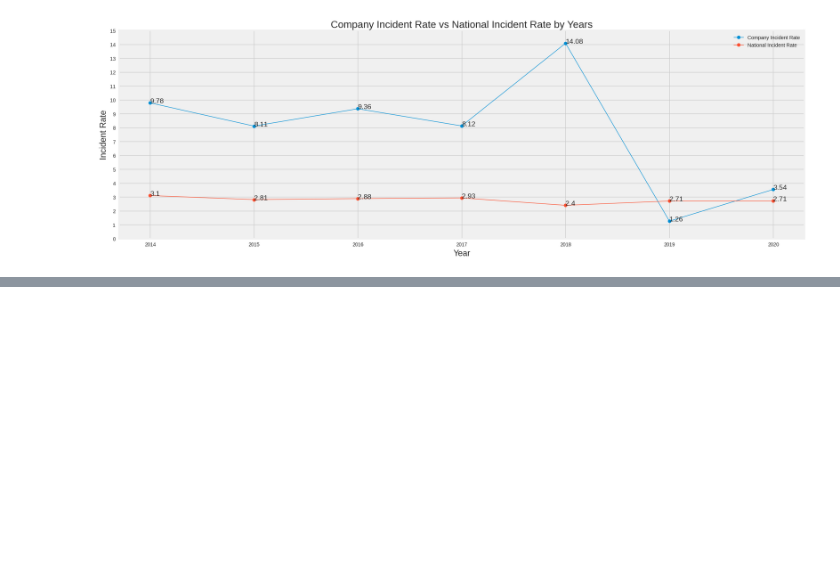
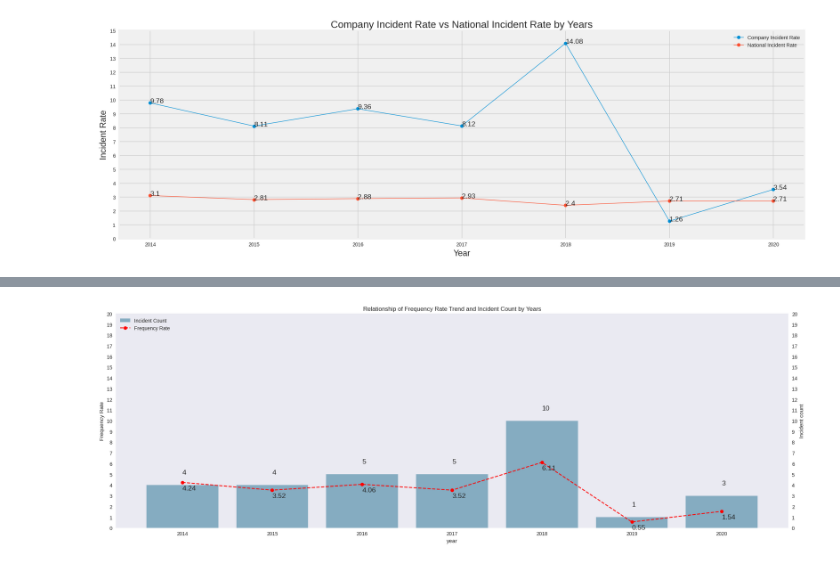
Before and after one commit to justaplan/EHS_yearly, a Jupyter notebook: EHS_Analysis_Yearly.ipynb, the cells around one changed output, grey strips where cells are left out. Cells and saved outputs as stored; diff of their text form; code cells hidden in the pictures; blank space fills up the shorter version.

```diff
--- a/EHS_Analysis_Yearly.ipynb
+++ b/EHS_Analysis_Yearly.ipynb
@@ -235,0 +290,41 @@ plt.show()
+# %%
+## Chart Size and Style
+fig, ax1 = plt.subplots(figsize=(20,7),dpi=100)
+plt.style.use("seaborn")
+
+## Data Gathering
+year = df["Year"]
+frequency_rate = df["Frequency Rate"]
+incident_count= df["OSHA Case"]
+
+x_indexes = np.arange(len(year))
+
+ax2 = ax1.twinx()
+ax1.bar(x_indexes,incident_count,color="#6497b1",alpha=0.75, label="Incident Count")
+ax2.plot(x_indexes,frequency_rate, color="red", marker="o",linestyle="--",label="Frequency Rate")
+
+## Title and Labelling
+ax1.set_title("Relationship of Frequency Rate Trend and Incident Count by Years")
+ax1.set_xlabel("year")
+ax1.set_ylabel("Frequency Rate")
+ax2.set_ylabel("Incident count")
+ax1.set_xticks(x_indexes)
+ax1.set_xticklabels(year)
+ax2.set_yticks([y for y in range(0,21)])
+ax1.set_yticks([y for y in range(0,21)])
+
+value_plotting(x_indexes,frequency_rate,-0.7)
+value_plotting(x_indexes,incident_count,1)
+
+ax1.grid(False)
+ax2.grid(False)
+# ax1.legend()
+# ax2.legend()
+# fig.legend(loc=(0.04,0.88))
+fig.legend(loc="upper left", bbox_to_anchor=(0,1), bbox_transform=ax1.transAxes)
+
+
+plt.tight_layout()
+plt.show()
+# %% [output]
+[figure, added]
```
Also changed, not shown: parts of 7 cells of this notebook.
